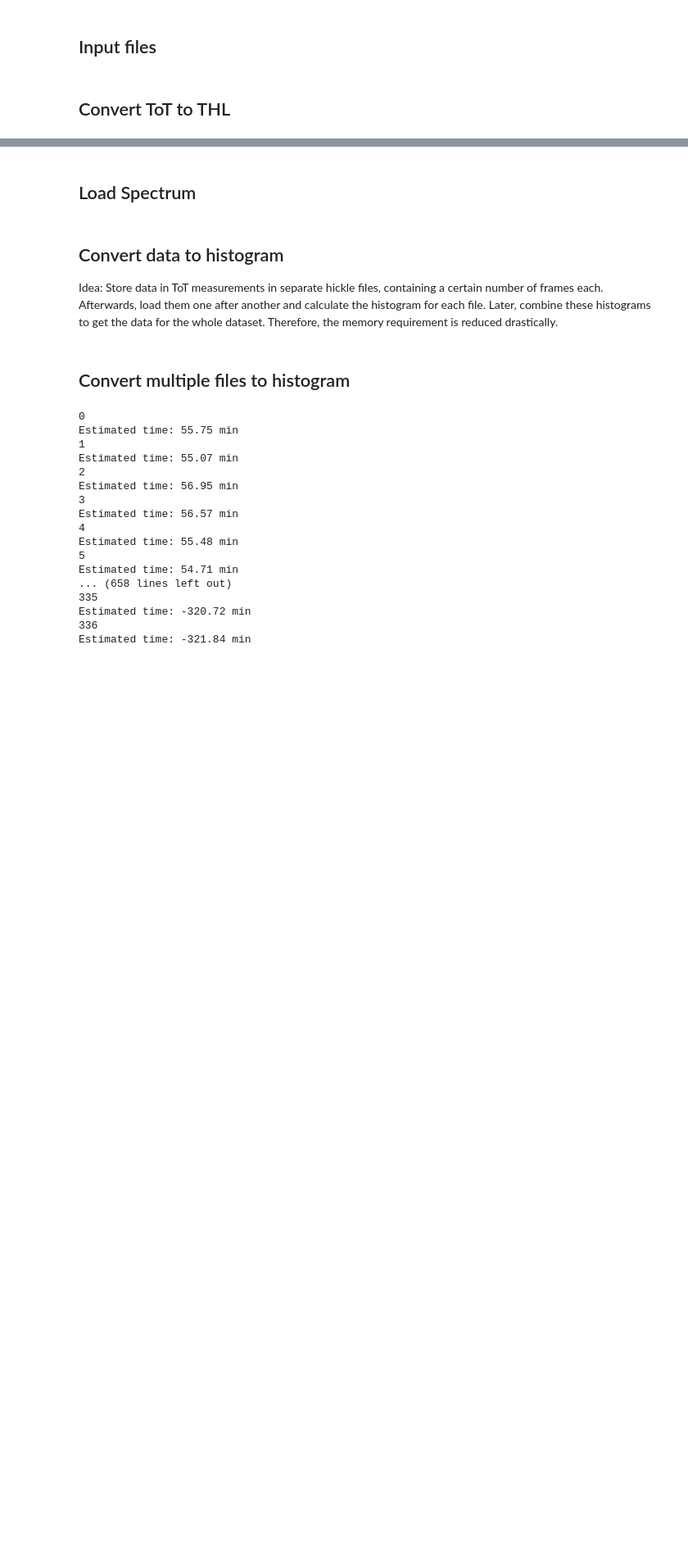
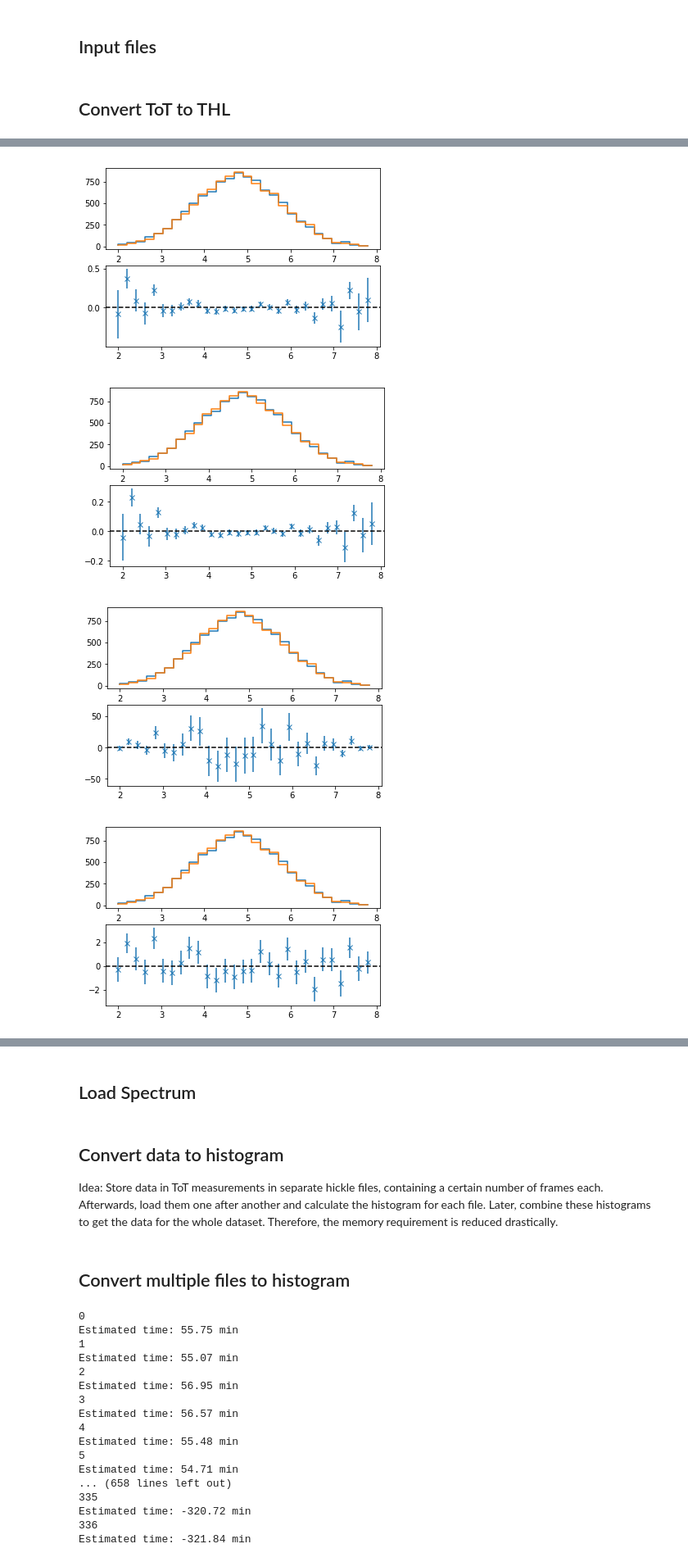
Before and after one commit to dosepix/dpx_control, a Jupyter notebook: dpx_func_python/calibration.ipynb, the cells around one changed output, grey strips where cells are left out. Shown at 82% size. Cells and saved outputs as stored; diff of their text form; code cells hidden in the pictures; blank space fills up the shorter version.

```diff
--- a/dpx_func_python/calibration.ipynb
+++ b/dpx_func_python/calibration.ipynb
@@ -38,3 +47,44 @@ ToTtoTHLfn = 'ToTtoTHL/DPX22/ToTtoTHL_DPX22_2.hck'
+# %%
+x = np.random.normal(5, 1, 10000)
+bins = np.linspace(2, 8, 30)
+hist, bins = np.histogram(x, bins=bins)
+x = np.random.normal(5, 1, 10000)
+hist2, bins2 = np.histogram(x, bins=bins)
+
+hist, hist2 = np.asarray(hist, dtype=float), np.asarray(hist2, dtype=float)
+
+fig, ax = plt.subplots(2, 1)
+ax[0].step(bins[:-1], hist)
+ax[0].step(bins[:-1], hist2)
+ax[1].errorbar(bins[:-1], (hist - hist2)/hist, yerr=(hist2)/(hist**2)*np.sqrt(hist), marker='x', ls='')
+ax[1].axhline(y=0, ls='--', c='k')
+plt.show()
+
+fig, ax = plt.subplots(2, 1)
+ax[0].step(bins[:-1], hist)
+ax[0].step(bins[:-1], hist2)
+ax[1].errorbar(bins[:-1], (hist - hist2)/(hist + hist2), yerr=(2*hist2)/((hist + hist)**2)*np.sqrt(hist), marker='x', ls='')
+ax[1].axhline(y=0, ls='--', c='k')
+plt.show()
+
+fig, ax = plt.subplots(2, 1)
+ax[0].step(bins[:-1], hist)
+ax[0].step(bins[:-1], hist2)
+ax[1].errorbar(bins[:-1], hist - hist2, yerr=np.sqrt(hist), marker='x', ls='')
+ax[1].axhline(y=0, ls='--', c='k')
+plt.show()
+
+fig, ax = plt.subplots(2, 1)
+ax[0].step(bins[:-1], hist)
+ax[0].step(bins[:-1], hist2)
+ax[1].errorbar(bins[:-1], (hist-hist2)/np.sqrt(hist), yerr=(hist + hist2)/(2*hist**(1.5))*np.sqrt(hist), marker='x', ls='')
+ax[1].axhline(y=0, ls='--', c='k')
+plt.show()
+# %% [output]
+[figure, added]
+[figure, added]
+[figure, added]
+[figure, added]
 # %%
 reload(pttt)
 
```
Also changed, not shown: parts of 7 cells of this notebook, 11 other files.
